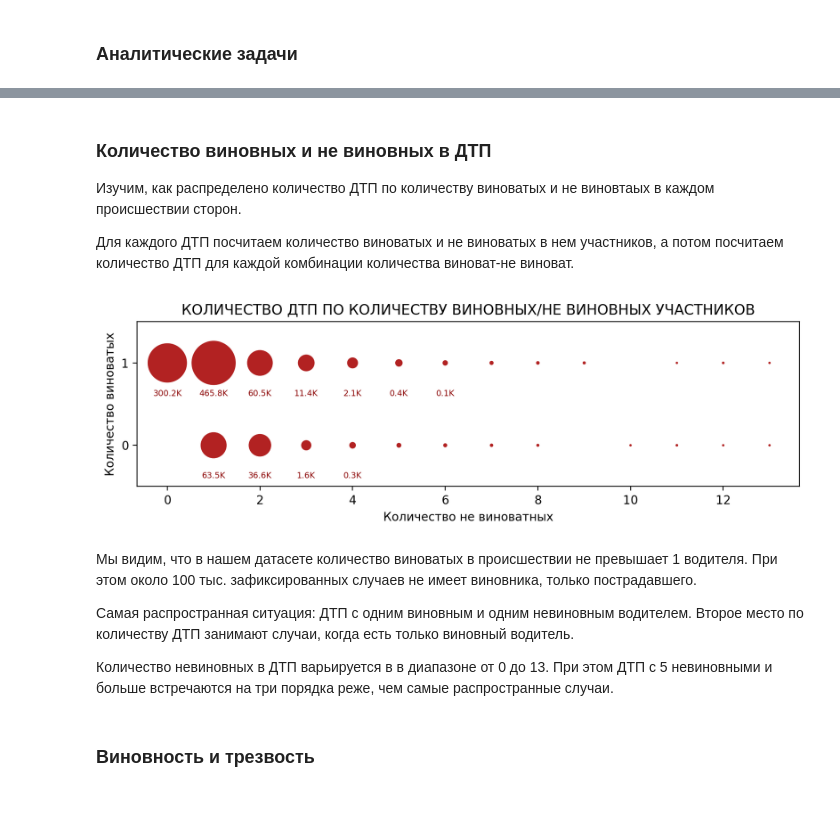
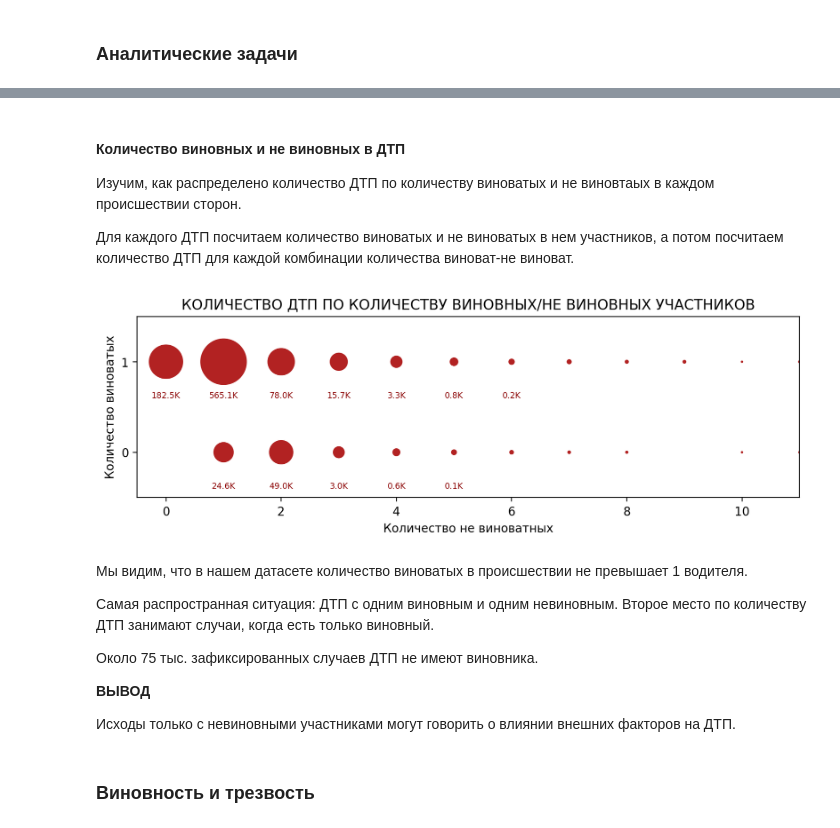
Before and after one commit to dimdasci/yp15-motor-vehicle-collisions, a Jupyter notebook: notebooks/yp15-motor-vehicle-collisions.ipynb, the cells around one changed output, grey strips where cells are left out. Drawn from its saved outputs; the diff is of its cells as text; code cells hidden in the pictures.

```diff
--- a/notebooks/yp15-motor-vehicle-collisions.ipynb
+++ b/notebooks/yp15-motor-vehicle-collisions.ipynb
@@ -608,5 +598,5 @@ plt.show()
 # %% [markdown]
-### Количество виновных и не виновных в ДТП
+#### Количество виновных и не виновных в ДТП
 
 Изучим, как распределено количество ДТП по количеству виноватых и не виновтаых в каждом происшествии  сторон.
 
@@ -620,9 +610,8 @@ query = """
             count(p.id) - sum(p.at_fault) AS not_fault_number
         FROM parties p
         JOIN collisions c ON p.case_id = c.case_id
-        WHERE p.party_type = 'car'
-            AND c.collision_damage != 'scratch'
-            AND c.collision_date BETWEEN '2009-04-01' AND '2012-05-01'
+        WHERE c.collision_damage != 'scratch'
+            AND c.collision_date BETWEEN '2009-05-01' AND '2012-04-30'
         GROUP BY c.case_id)
     SELECT
         at_fault_number,
@@ -636,38 +625,43 @@ query = """
 """
 _data = ds.exec_query(query)
 # %%
-plt.figure(figsize=(10, 2.5))
+plt.figure(figsize=(10, 2.75))
 plt.scatter(
     _data.not_fault_number,
     _data.at_fault_number,
     s=np.power(_data.collisions_num, .55),
     color="firebrick",
 )
 for i, r in _data.iterrows():
     if r["collisions_num"] < 1e2:
         continue
     plt.text(r["not_fault_number"],
              r["at_fault_number"] - .4,
              f'{r["collisions_num"]/1000:.1f}K',
              color="darkred",
              horizontalalignment="center",
              fontsize="x-small")
 
 plt.yticks([0, 1])
 plt.ylim(-.5, 1.5)
+plt.xlim(-.5, 11)
 plt.title(
     "Количество ДТП по количеству виновных/не виновных участников".upper())
 plt.ylabel("Количество виноватых")
 plt.xlabel("Количество не виноватных")
 plt.show()
 # %% [output]
-[figure, old version]
+[figure, new version]
 # %% [markdown]
-Мы видим, что в нашем датасете количество виноватых в происшествии не превышает 1 водителя. При этом около 100 тыс. зафиксированных случаев не имеет виновника, только пострадавшего.
+Мы видим, что в нашем датасете количество виноватых в происшествии не превышает 1 водителя.
 
-Самая распространная ситуация: ДТП с одним виновным и одним невиновным водителем. Второе место по количеству ДТП занимают случаи, когда есть только виновный водитель.
+Самая распространная ситуация: ДТП с одним виновным и одним невиновным. Второе место по количеству ДТП занимают случаи, когда есть только виновный.
 
-Количество невиновных в ДТП варьируется в в диапазоне от 0 до 13. При этом ДТП с 5 невиновными и больше встречаются на три порядка реже, чем самые распространные случаи.
+Около 75 тыс. зафиксированных случаев ДТП не имеют виновника.
+
+**ВЫВОД**
+
+Исходы только с невиновными участниками могут говорить о влиянии внешних факторов на ДТП.
 # %% [markdown]
 ### Виновность и трезвость
 # %% [markdown]
```
Also changed, not shown: parts of 9 cells of this notebook.
